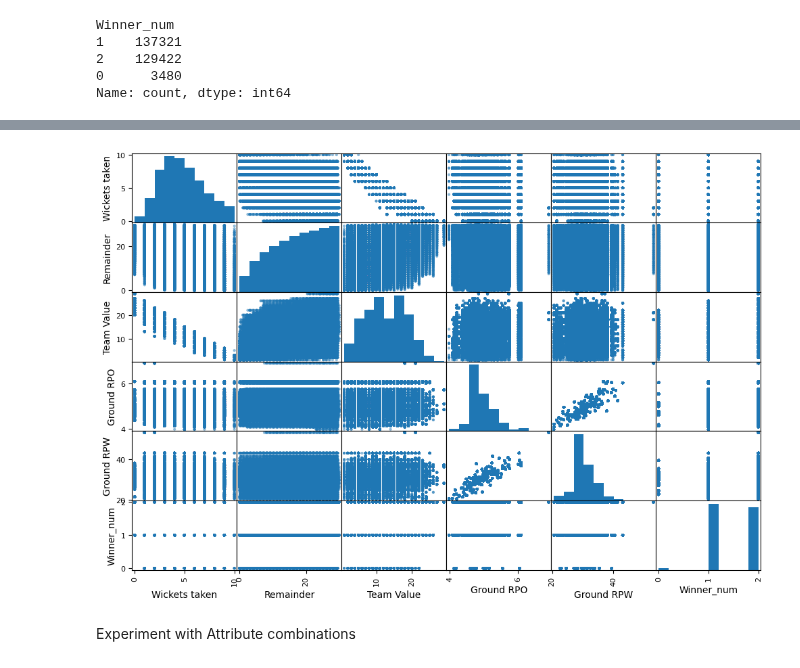
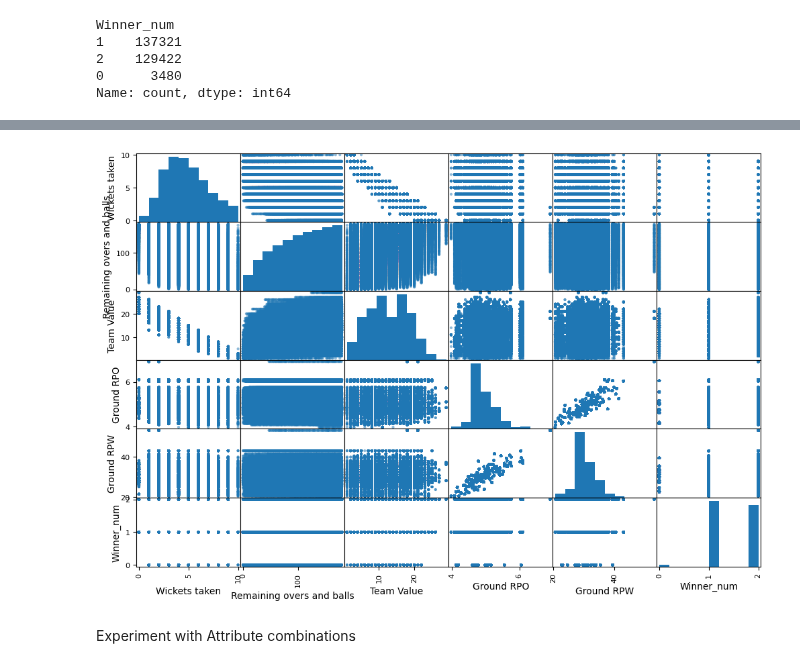
Before and after one commit to Swalke20/DLS_Project, a Jupyter notebook: Project_visualisation.ipynb, the cells around one changed output, grey strips where cells are left out. Cells and saved outputs as stored; diff of their text form; code cells hidden in the pictures.

Commit message:
Turned remainder into number of balls and overs

```diff
--- a/Project_visualisation.ipynb
+++ b/Project_visualisation.ipynb
@@ -45,3 +45,9 @@ Data columns (total 30 columns):
  29  DLS Correct?             270223 non-null  object
 dtypes: float64(4), int64(15), object(11)
 memory usage: 61.8+ MB
+# %%
+remaining_onb = []
+for index, row in data_df.iterrows():
+    onb = (row['Remaining Overs']*6) + row['Remaining Balls']
+    remaining_onb.append(onb)
+remaining_onb_df = pd.DataFrame(remaining_onb)
@@ -96,6 +118,8 @@ Turning the Team 1 win, Team 2 win and tie numbers into 3 categories (2,1,0 resp
 #winner_no_df['Winner_num'] = winner_no_df.Winner_num.astype('category')
 # %%
 data_df['Winner_num'] = winner_no_df['Winner_num']
+# %%
+data_df['Remaining overs and balls'] = remaining_onb_df[0]
 # %%
 data_df.info()
 # %% [output]
@@ -119,7 +143,7 @@ memory usage: 63.9+ MB
 # %% [markdown]
 Chose numerical values that feed into my hypothesis (wickets taken, team value, ground scores and remaining overs and balls feed into the prediction.)  Changed Winner into a numerical field for prediction as this will be the target variable.
 # %%
-data_df = data_df[['Unnamed: 0', 'Wickets taken', 'Remainder', 'Team Value', 'Ground RPO', 'Ground RPW', 'Winner_num']]
+data_df = data_df[['Unnamed: 0', 'Wickets taken', 'Team Value', 'Ground RPO', 'Ground RPW', 'Winner_num', 'Remaining overs and balls', 'Remainder']]
 # %%
 data_df.rename(columns={'Unnamed: 0': 'Row ID'}, inplace=True)
 # %%
@@ -255,11 +283,11 @@ data_train
 # %%
 from pandas.plotting import scatter_matrix
 
-attributes = ["Wickets taken", "Remainder", "Team Value", "Ground RPO", "Ground RPW", "Winner_num"]
+attributes = ["Wickets taken", "Remaining overs and balls", "Team Value", "Ground RPO", "Ground RPW", "Winner_num"]
 scatter_matrix(data_train[attributes], figsize=(12, 8))
 plt.show()
 # %% [output]
-[figure, old version]
+[figure, new version]
 # %% [markdown]
 Experiment with Attribute combinations
 # %% [markdown]
```
Also changed, not shown: parts of 13 cells of this notebook.
